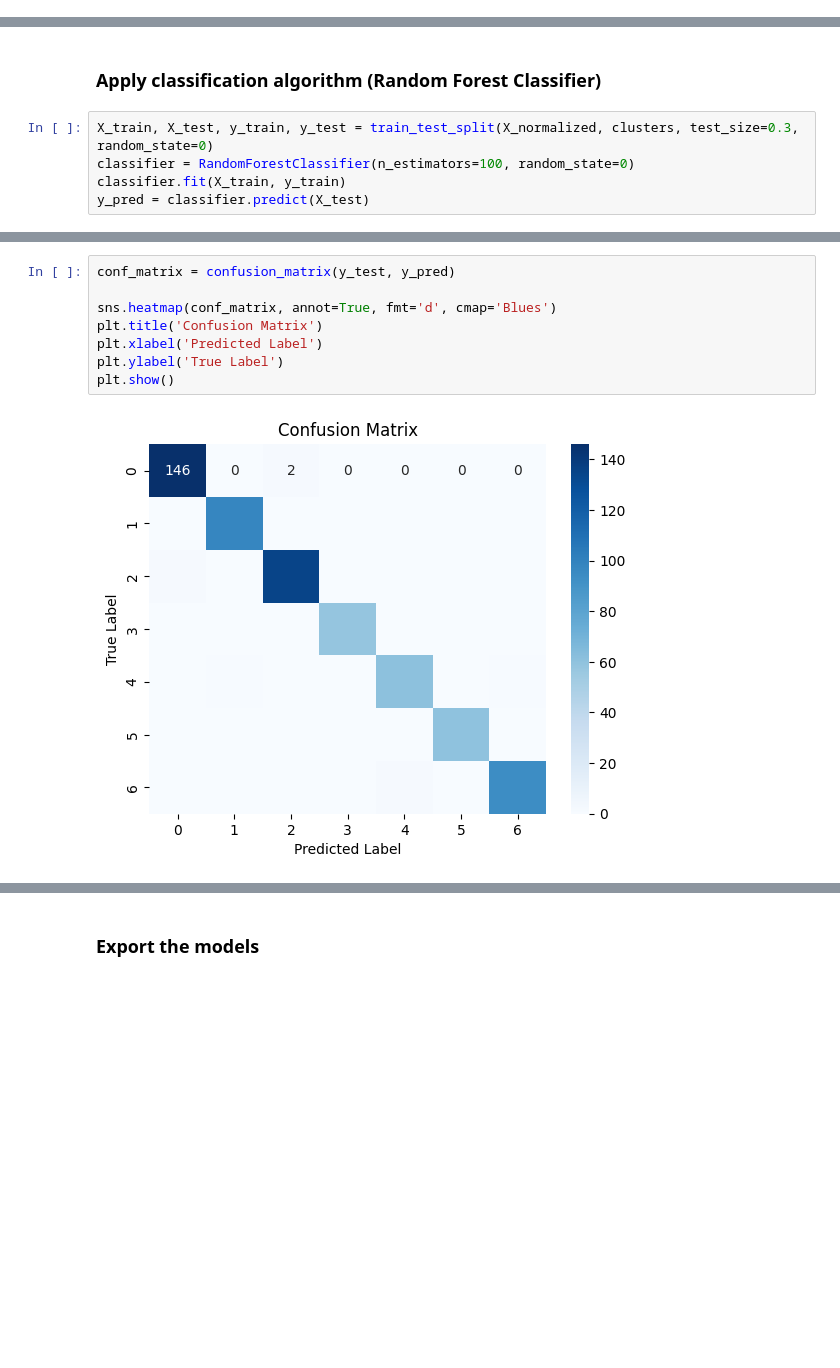
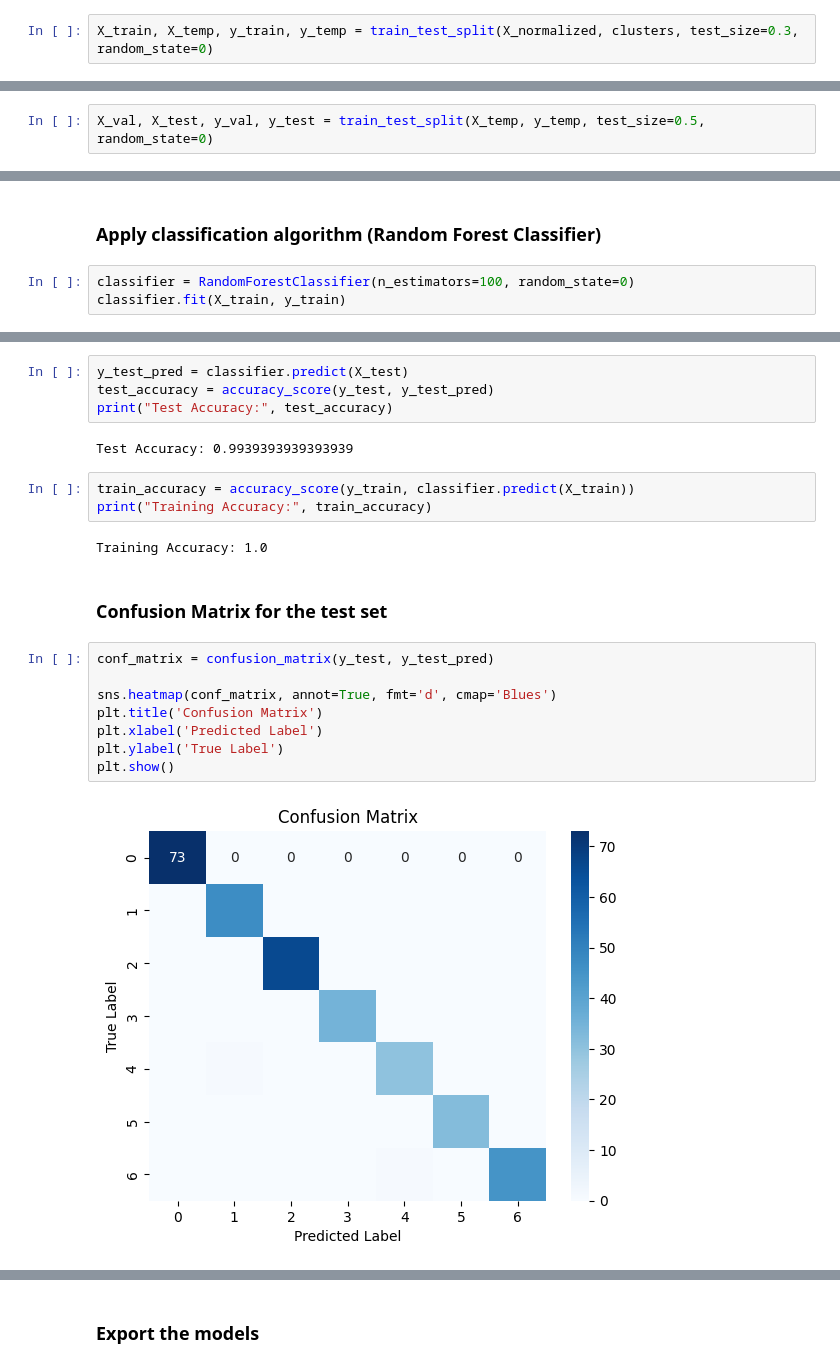
Before and after one commit to electrophileee/CropWise, a Jupyter notebook: cropnotebook/cropRecommendation.ipynb, the cells around one changed output, grey strips where cells are left out. Cells and saved outputs as stored; diff of their text form; blank space fills up the shorter version.

```diff
--- a/cropnotebook/cropRecommendation.ipynb
+++ b/cropnotebook/cropRecommendation.ipynb
@@ -86,0 +94,2 @@ new_dataset.head()
+# %%
+X_train, X_temp, y_train, y_temp = train_test_split(X_normalized, clusters, test_size=0.3, random_state=0)
@@ -87,9 +98,9 @@ new_dataset.head()
+# %%
+X_val, X_test, y_val, y_test = train_test_split(X_temp, y_temp, test_size=0.5, random_state=0)
 # %% [markdown]
 ##
 # %% [markdown]
 ### Apply classification algorithm (Random Forest Classifier)
 # %%
-X_train, X_test, y_train, y_test = train_test_split(X_normalized, clusters, test_size=0.3, random_state=0)
 classifier = RandomForestClassifier(n_estimators=100, random_state=0)
 classifier.fit(X_train, y_train)
-y_pred = classifier.predict(X_test)
@@ -103,10 +120,24 @@ Accuracy: 0.9878787878787879
+# %%
+y_test_pred = classifier.predict(X_test)
+test_accuracy = accuracy_score(y_test, y_test_pred)
+print("Test Accuracy:", test_accuracy)
+# %% [output]
+Test Accuracy: 0.9939393939393939
+# %%
+train_accuracy = accuracy_score(y_train, classifier.predict(X_train))
+print("Training Accuracy:", train_accuracy)
+# %% [output]
+Training Accuracy: 1.0
+# %% [markdown]
+
+### Confusion Matrix for the test set
 # %%
-conf_matrix = confusion_matrix(y_test, y_pred)
+conf_matrix = confusion_matrix(y_test, y_test_pred)
 
 sns.heatmap(conf_matrix, annot=True, fmt='d', cmap='Blues')
 plt.title('Confusion Matrix')
 plt.xlabel('Predicted Label')
 plt.ylabel('True Label')
 plt.show()
 # %% [output]
-[figure, old version]
+[figure, new version]
```
Also changed, not shown: parts of 13 cells of this notebook, 3 other files.
